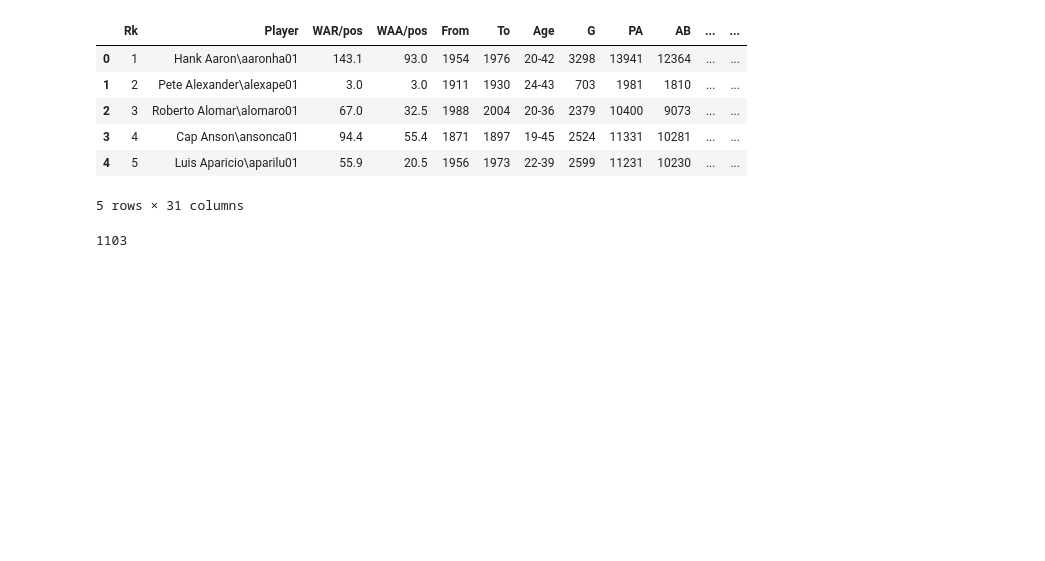
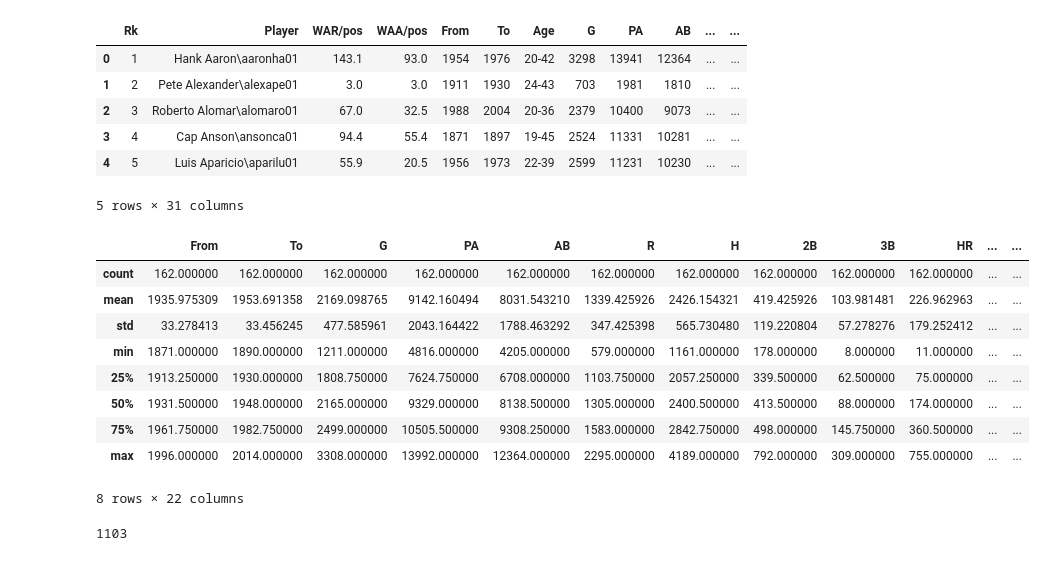
Before and after one commit to hoganbyun/Identifying_Undervalued_Sports-Cards, a Jupyter notebook: project_code.ipynb, the cells around one changed output. Cells and saved outputs as stored; diff of their text form; code cells hidden in the pictures; blank space fills up the shorter version.

```diff
--- a/project_code.ipynb
+++ b/project_code.ipynb
@@ -22,6 +39,19 @@ hof_df.head()
 | 3 | 4 | Cap Anson\ansonca01 | 94.4 | 55.4 | 1871 | 1897 | 19-45 | 2524 | 11331 | 10281 | ... | ... |
 | 4 | 5 | Luis Aparicio\aparilu01 | 55.9 | 20.5 | 1956 | 1973 | 22-39 | 2599 | 11231 | 10230 | ... | ... |
 5 rows × 31 columns
+# %%
+hof_df.describe()
+# %% [output]
+|  | From | To | G | PA | AB | R | H | 2B | 3B | HR | ... | ... |
+| count | 162.000000 | 162.000000 | 162.000000 | 162.000000 | 162.000000 | 162.000000 | 162.000000 | 162.000000 | 162.000000 | 162.000000 | ... | ... |
+| mean | 1935.975309 | 1953.691358 | 2169.098765 | 9142.160494 | 8031.543210 | 1339.425926 | 2426.154321 | 419.425926 | 103.981481 | 226.962963 | ... | ... |
+| std | 33.278413 | 33.456245 | 477.585961 | 2043.164422 | 1788.463292 | 347.425398 | 565.730480 | 119.220804 | 57.278276 | 179.252412 | ... | ... |
+| min | 1871.000000 | 1890.000000 | 1211.000000 | 4816.000000 | 4205.000000 | 579.000000 | 1161.000000 | 178.000000 | 8.000000 | 11.000000 | ... | ... |
+| 25% | 1913.250000 | 1930.000000 | 1808.750000 | 7624.750000 | 6708.000000 | 1103.750000 | 2057.250000 | 339.500000 | 62.500000 | 75.000000 | ... | ... |
+| 50% | 1931.500000 | 1948.000000 | 2165.000000 | 9329.000000 | 8138.500000 | 1305.000000 | 2400.500000 | 413.500000 | 88.000000 | 174.000000 | ... | ... |
+| 75% | 1961.750000 | 1982.750000 | 2499.000000 | 10505.500000 | 9308.250000 | 1583.000000 | 2842.750000 | 498.000000 | 145.750000 | 360.500000 | ... | ... |
+| max | 1996.000000 | 2014.000000 | 3308.000000 | 13992.000000 | 12364.000000 | 2295.000000 | 4189.000000 | 792.000000 | 309.000000 | 755.000000 | ... | ... |
+8 rows × 22 columns
 # %%
 # total number of players
 print(len(hof_df) + len(non_hof_df) + len(active_df))
```
Also changed, not shown: parts of 17 cells of this notebook.
